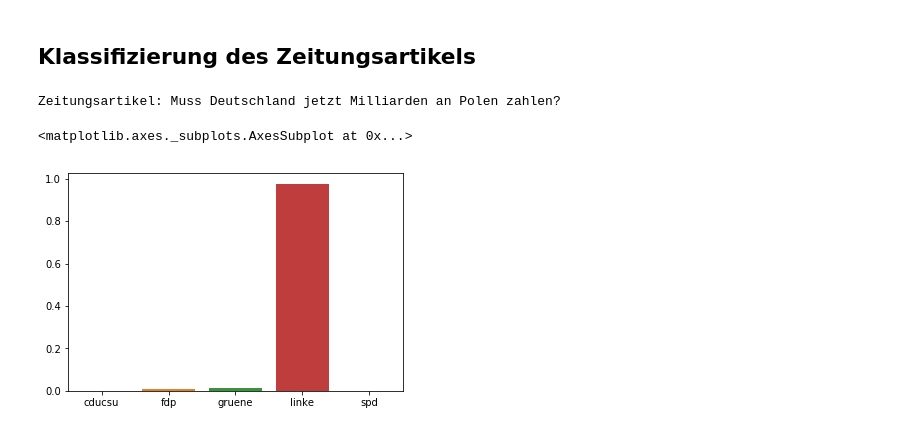
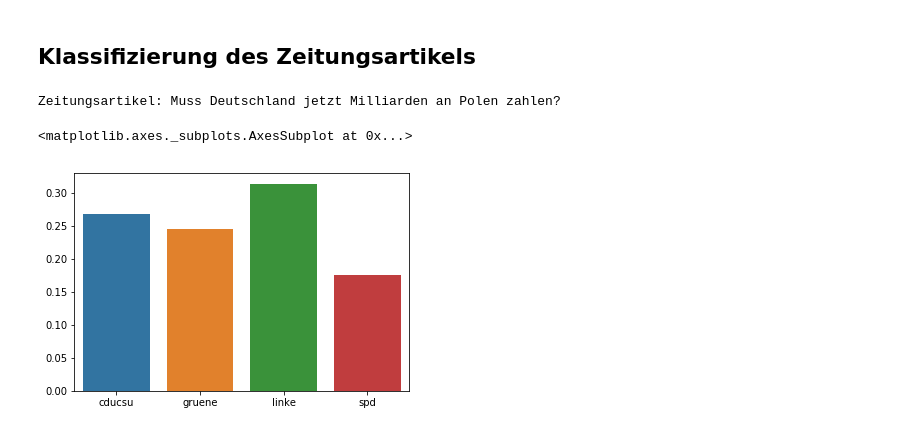
Before and after one commit to felixbiessmann/ml-schule, a Jupyter notebook: ml-schule.ipynb, the cells around one changed output. Cells and saved outputs as stored; diff of their text form; code cells hidden in the pictures.

Commit message:
More speeches using https://github.com/Datenschule/plpr-scraper and https://ftfy.readthedocs.io/en/latest/ Some more experiments with speaker timelines (WIP)

```diff
--- a/ml-schule.ipynb
+++ b/ml-schule.ipynb
@@ -1,7 +1,7 @@
 # %% [markdown]
 ## Laden der Text Daten
 # %%
-import os
+import os, gzip
 import pandas as pd
 import numpy as np
 import urllib.request
@@ -11,12 +11,12 @@ DATADIR = "data"
 if not os.path.exists(DATADIR):
     os.mkdir(DATADIR)
 
-file_name = os.path.join(DATADIR, "17-Bundestag.csv")
+file_name = os.path.join(DATADIR, 'bundestags_parlamentsprotokolle.csv.gzip')
 if not os.path.exists(file_name):
-    url_data = 'https://www.dropbox.com/s/i4lp1fidpbo3k1w/17-Bundestag.csv?dl=1'
+    url_data = 'https://www.dropbox.com/s/1nlbfehnrwwa2zj/bundestags_parlamentsprotokolle.csv.gzip?dl=1'
     urllib.request.urlretrieve(url_data, file_name)
 
-df = pd.read_csv(file_name)
+df = pd.read_csv(gzip.open(file_name)).sample(frac=1)
 
 print("{} Reden wurden geladen".format(len(df)))
 
@@ -46,7 +46,8 @@ Ich muss auch einmal sagen - Herr Kollege Spatz, Sie haben das auch wieder aufge
 # %%
 from sklearn.metrics import confusion_matrix, classification_report
 from sklearn.feature_extraction.text import CountVectorizer, TfidfVectorizer
-from sklearn.model_selection import train_test_split
+from sklearn.model_selection import train_test_split, GridSearchCV
+from sklearn.naive_bayes import MultinomialNB
 from sklearn.linear_model import SGDClassifier
 from sklearn.pipeline import Pipeline
 import warnings
@@ -55,19 +56,41 @@ def train(texts, party):
     '''
     Eine Funktion, die gegeben Texte und Labels einen Klassifier trainiert
     '''
+    stopwords = [w.strip() for w in open("data/stopwords.txt").readlines()]
     with warnings.catch_warnings():
         warnings.simplefilter("ignore")
         # Eine Machine Learning Pipeline um Bag-of-Words Vectors zu erstellen aus Texten
-        text_clf = Pipeline([('vect', CountVectorizer(ngram_range=(1,2), max_df=0.5)),
-                            ('clf', SGDClassifier(loss='log'))])
-        text_clf.fit(texts,party)
+        text_clf = Pipeline([('vect', TfidfVectorizer(stop_words=stopwords)),
+                            ('clf', SGDClassifier(loss='log', class_weight='balanced'))])
+        # some hyperparameters
+        parameters = {
+            'vect__ngram_range': [(1, 1), (1, 2)],
+            'vect__max_df': [0.8],
+            'clf__alpha': (np.logspace(-6, -4, 2)).tolist()
+        }
+        # perform gridsearch to get the best regularizer
+        clf = GridSearchCV(text_clf, parameters, cv=2, n_jobs=-1,verbose=4)
+        clf.fit(texts, party)
 
-    return text_clf
+        print("Best parameters set found on development set:")
+        print()
+        print(clf.best_estimator_)
+        print()
+        print("Grid scores on development set:")
+        print()
+        for params, mean_score, scores in clf.grid_scores_:
+            print("%0.3f (+/-%0.03f) for %r"
+                  % (mean_score, scores.std() / 2, params))
+        print()
+
+
+    return clf
 # %% [markdown]
 ## Trainieren eines linearen Klassifiers
 # %%
 # Erst nehmen wir einige Daten beiseite, um das Model darauf spaeter testen zu koennen
-train_data, test_data, train_labels, test_labels = train_test_split(df['text'], df['partei'], test_size=0.2)
+idx = df.wahlperiode == 18
+train_data, test_data, train_labels, test_labels = train_test_split(df['text'][idx], df['partei'][idx], test_size=0.3)
 
 # Jetzt trainieren wir den Klassifier
 clf = train(train_data, train_labels)
@@ -126,15 +185,15 @@ readable_title = Document(html).short_title()
 # %%
 prediction = clf.predict_proba([readable_article])
 
 print("Zeitungsartikel: {}".format(readable_title))
 
 import seaborn as sns
 %matplotlib inline
-sns.barplot(clf.steps[1][1].classes_, prediction.flatten())
+sns.barplot(clf.best_estimator_.steps[1][1].classes_, prediction.flatten())
 # %% [output]
 Zeitungsartikel: Muss Deutschland jetzt Milliarden an Polen zahlen?
 <matplotlib.axes._subplots.AxesSubplot at 0x...>
-[figure, old version]
+[figure, new version]
 # %%
 bow_vectors = clf.steps[0][1].transform(df.text)
 idx2words = {k:v for v,k in clf.steps[0][1].vocabulary_.items()}
```
Also changed, not shown: parts of 12 cells of this notebook.
